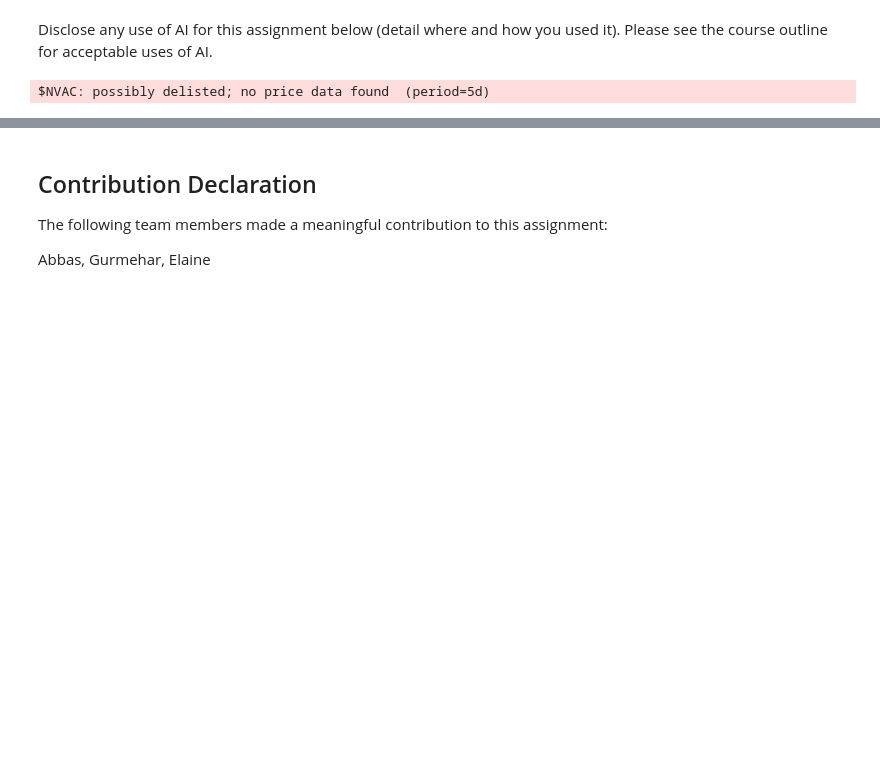
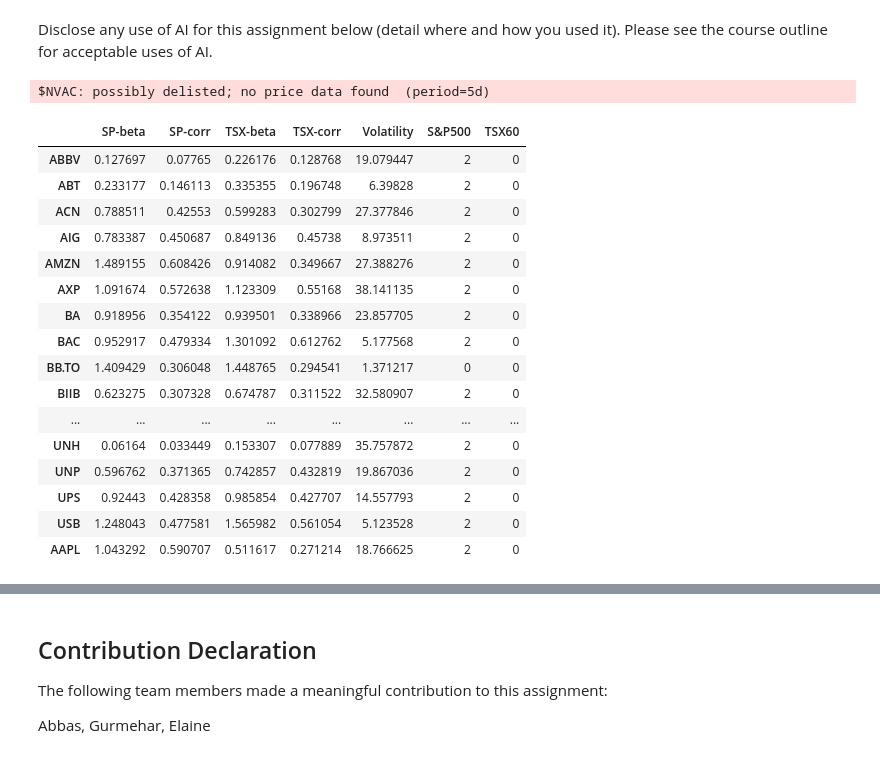
Before and after one commit to gsaujla/Robo-Advising, a Jupyter notebook: Team_08_Assignment.ipynb, the cells around one changed output, grey strips where cells are left out. Saved outputs shown, nothing was run; the diff lists cells and outputs as text; code cells hidden in the pictures; blank space fills up the shorter version.

```diff
--- a/Team_08_Assignment.ipynb
+++ b/Team_08_Assignment.ipynb
@@ -21,13 +21,11 @@ import cvxpy as cp
 # %% [markdown]
 Disclose any use of AI for this assignment below (detail where and how you used it).  Please see the course outline for acceptable uses of AI.
 # %%
-# tickers_file_name = "Tickers_Example.csv"
-# tickers_file_original = pd.read_csv(tickers_file_path , header = None, names=['Ticker'])
-tickers_file_path = r"c:\Users\abbas\OneDrive - University of Waterloo\UWaterloo 1A Fall 2024\CFM 101\Assignments\Group Assignment\Tickers_ExampleNew.csv"
-tickers_file_original = pd.read_csv(tickers_file_path , header = None, names=['Ticker'])
+tickers_file_name = "Tickers_Example.csv"
+tickers_file_original = pd.read_csv(tickers_file_name , header = None, names=['Ticker'])
 
-start_date = "2023-10-01"
-end_date = "2024-09-30"
+start_date_clean = "2023-10-01"
+end_date_clean = "2024-09-30"
 drop_tickers = []
 
 for tick in tickers_file_original['Ticker']:
@@ -44,7 +42,7 @@ for tick in tickers_file_original['Ticker']:
             drop_tickers.append(tick)
             continue
 
-        history = ticker.history(start = start_date, end = end_date)
+        history = ticker.history(start = start_date_clean, end = end_date_clean)
 
         trading_days = history['Volume'].resample('ME').count()
         volume = history['Volume'].resample('ME').sum()
@@ -67,6 +65,9 @@ tickers_file_original.index = tickers_file_original.index + 1
 $NVAC: possibly delisted; no price data found  (period=5d)
 # %%
 # take exchange rates from yfinance
+start_date = "2023-04-02"
+end_date = "2024-09-30"
+
 exchange = 'USDCAD=X'
 exchange_ticker = yf.Ticker(exchange)
 exchange_rate = exchange_ticker.history(interval = '1mo', start=start_date, end=end_date)["Close"]
@@ -167,3 +173,23 @@ for i in stocks:
+# %%
+metrics
+# %% [output]
+|  | SP-beta | SP-corr | TSX-beta | TSX-corr | Volatility | S&P500 | TSX60 |
+| ABBV | 0.127697 | 0.07765 | 0.226176 | 0.128768 | 19.079447 | 2 | 0 |
+| ABT | 0.233177 | 0.146113 | 0.335355 | 0.196748 | 6.39828 | 2 | 0 |
+| ACN | 0.788511 | 0.42553 | 0.599283 | 0.302799 | 27.377846 | 2 | 0 |
+| AIG | 0.783387 | 0.450687 | 0.849136 | 0.45738 | 8.973511 | 2 | 0 |
+| AMZN | 1.489155 | 0.608426 | 0.914082 | 0.349667 | 27.388276 | 2 | 0 |
+| AXP | 1.091674 | 0.572638 | 1.123309 | 0.55168 | 38.141135 | 2 | 0 |
+| BA | 0.918956 | 0.354122 | 0.939501 | 0.338966 | 23.857705 | 2 | 0 |
+| BAC | 0.952917 | 0.479334 | 1.301092 | 0.612762 | 5.177568 | 2 | 0 |
+| BB.TO | 1.409429 | 0.306048 | 1.448765 | 0.294541 | 1.371217 | 0 | 0 |
+| BIIB | 0.623275 | 0.307328 | 0.674787 | 0.311522 | 32.580907 | 2 | 0 |
+| ... | ... | ... | ... | ... | ... | ... | ... |
+| UNH | 0.06164 | 0.033449 | 0.153307 | 0.077889 | 35.757872 | 2 | 0 |
+| UNP | 0.596762 | 0.371365 | 0.742857 | 0.432819 | 19.867036 | 2 | 0 |
+| UPS | 0.92443 | 0.428358 | 0.985854 | 0.427707 | 14.557793 | 2 | 0 |
+| USB | 1.248043 | 0.477581 | 1.565982 | 0.561054 | 5.123528 | 2 | 0 |
+| AAPL | 1.043292 | 0.590707 | 0.511617 | 0.271214 | 18.766625 | 2 | 0 |
 # %%
 stocks = dict(sorted(stocks.items(), key=lambda item: item[1], reverse=True))
 stocks = list(stocks.items())[:24]
```
Also changed, not shown: parts of 8 cells of this notebook.
